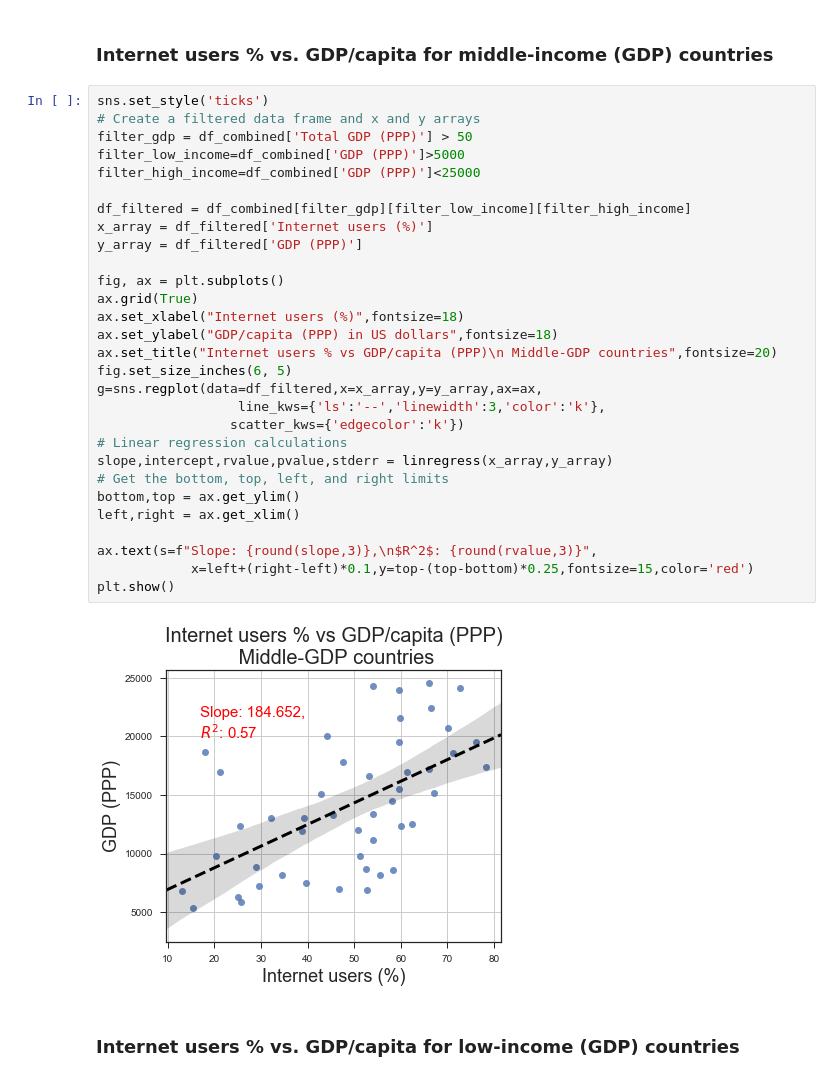
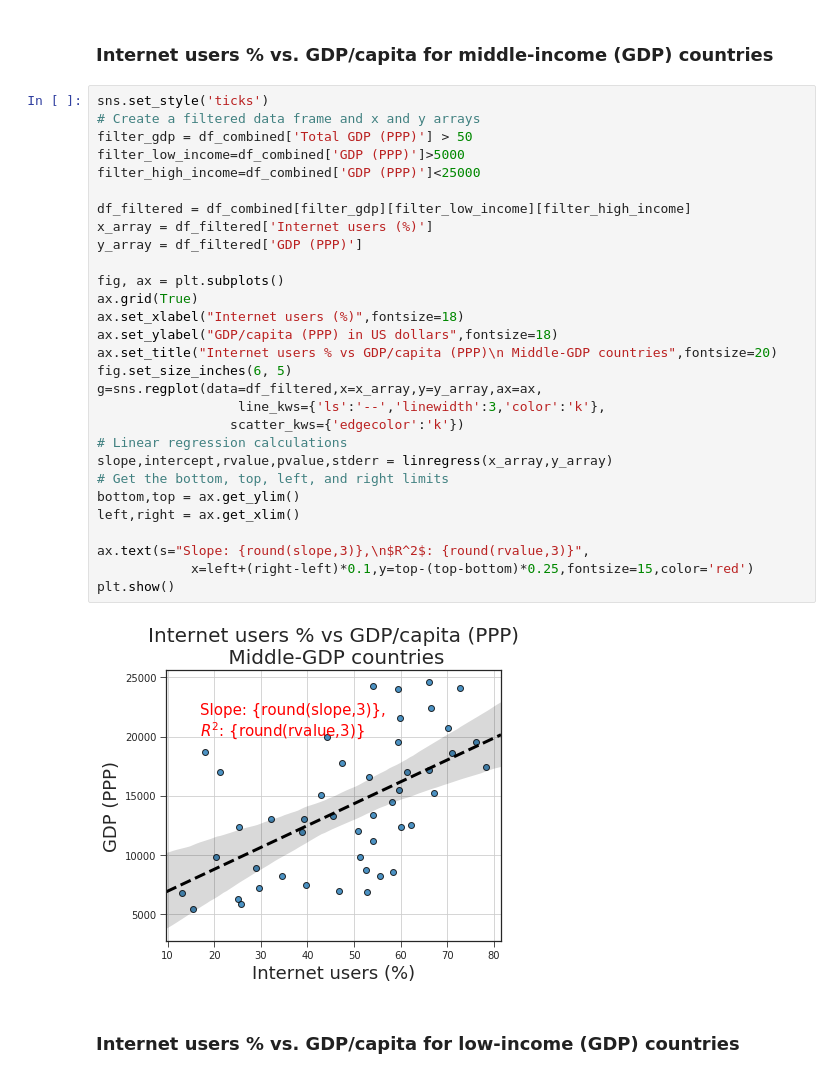
Before and after one commit to tirthajyoti/Web-Database-Analytics, a Jupyter notebook: CIA-Factbook-Analytics2.ipynb, the cells around one changed output. Drawn from its saved outputs; the diff is of its cells as text.

```diff
--- a/CIA-Factbook-Analytics2.ipynb
+++ b/CIA-Factbook-Analytics2.ipynb
@@ -698,34 +698,34 @@ from scipy.stats import linregress
 # %%
 sns.set_style('ticks')
 # Create a filtered data frame and x and y arrays
 filter_gdp = df_combined['Total GDP (PPP)'] > 50
 filter_low_income=df_combined['GDP (PPP)']>5000
 filter_high_income=df_combined['GDP (PPP)']<25000
 
 df_filtered = df_combined[filter_gdp][filter_low_income][filter_high_income]
 x_array = df_filtered['Internet users (%)']
 y_array = df_filtered['GDP (PPP)']
 
 fig, ax = plt.subplots()
 ax.grid(True)
 ax.set_xlabel("Internet users (%)",fontsize=18)
 ax.set_ylabel("GDP/capita (PPP) in US dollars",fontsize=18)
 ax.set_title("Internet users % vs GDP/capita (PPP)\n Middle-GDP countries",fontsize=20)
 fig.set_size_inches(6, 5)
 g=sns.regplot(data=df_filtered,x=x_array,y=y_array,ax=ax,
                   line_kws={'ls':'--','linewidth':3,'color':'k'},
                  scatter_kws={'edgecolor':'k'})
 # Linear regression calculations
 slope,intercept,rvalue,pvalue,stderr = linregress(x_array,y_array)
 # Get the bottom, top, left, and right limits
 bottom,top = ax.get_ylim()
 left,right = ax.get_xlim()
 
-ax.text(s=f"Slope: {round(slope,3)},\n$R^2$: {round(rvalue,3)}",
+ax.text(s="Slope: {round(slope,3)},\n$R^2$: {round(rvalue,3)}",
             x=left+(right-left)*0.1,y=top-(top-bottom)*0.25,fontsize=15,color='red')
 plt.show()
 # %% [output]
-[figure, old version]
+[figure, new version]
 # %% [markdown]
 ### Internet users % vs. GDP/capita for low-income (GDP) countries
 # %%
```
Also changed, not shown: parts of 13 cells of this notebook.
